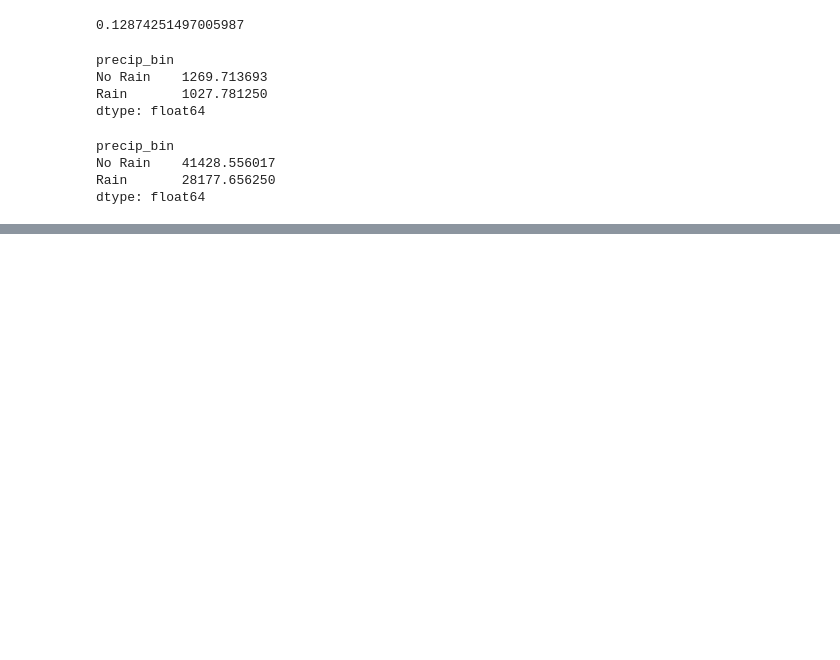
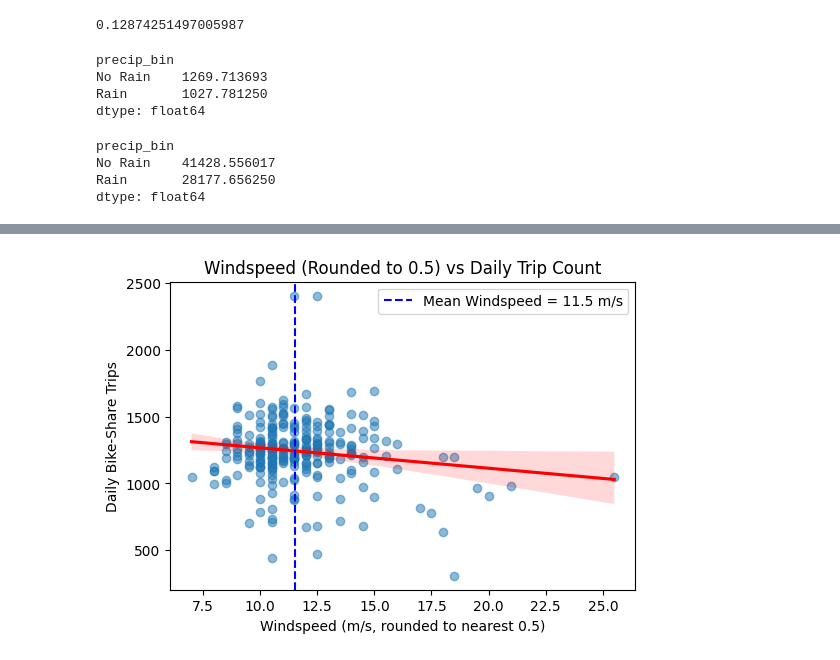
Before and after one commit to KeanuVentura/DataJamProject, a Jupyter notebook: notebook.ipynb, the cells around one changed output, grey strips where cells are left out. Drawn from its saved outputs; the diff is of its cells as text; code cells hidden in the pictures; blank space fills up the shorter version.

```diff
--- a/notebook.ipynb
+++ b/notebook.ipynb
@@ -232,0 +296,34 @@ dtype: float64
+# %%
+# windspeed vs trips scatterplot with linear trend line,  direction & strength of the relationship, and mean windspeed
+
+mean_wind = weather_df['windspeed'].mean()
+
+plt.figure(figsize=(6, 4))
+
+# scatter + regression line
+
+sns.regplot(
+    data=daily_df,
+    x='windspeed_round',
+    y='trip_id',
+    scatter_kws={'alpha': 0.5},
+    line_kws={'color': 'red'}
+)
+
+# vertical dashed line for average windspeed
+
+plt.axvline(
+    x=mean_wind,
+    color='blue',
+    linestyle='--',
+    linewidth=1.5,
+    label=f"Mean Windspeed = {mean_wind:.1f} m/s"
+)
+
+plt.title("Windspeed (Rounded to 0.5) vs Daily Trip Count")
+plt.xlabel("Windspeed (m/s, rounded to nearest 0.5)")
+plt.ylabel("Daily Bike-Share Trips")
+plt.legend()
+plt.show()
+# %% [output]
+[figure, added]
```
Also changed, not shown: parts of 24 cells of this notebook.
